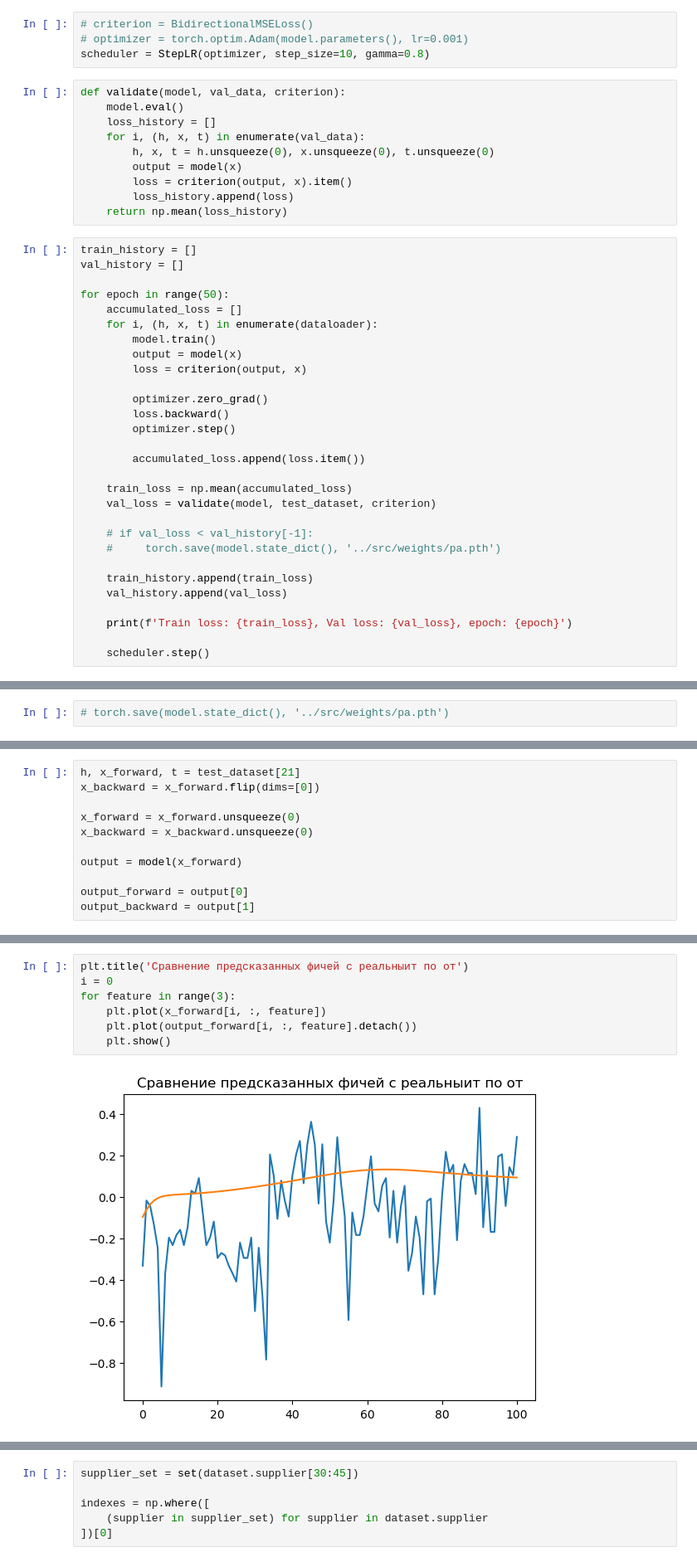
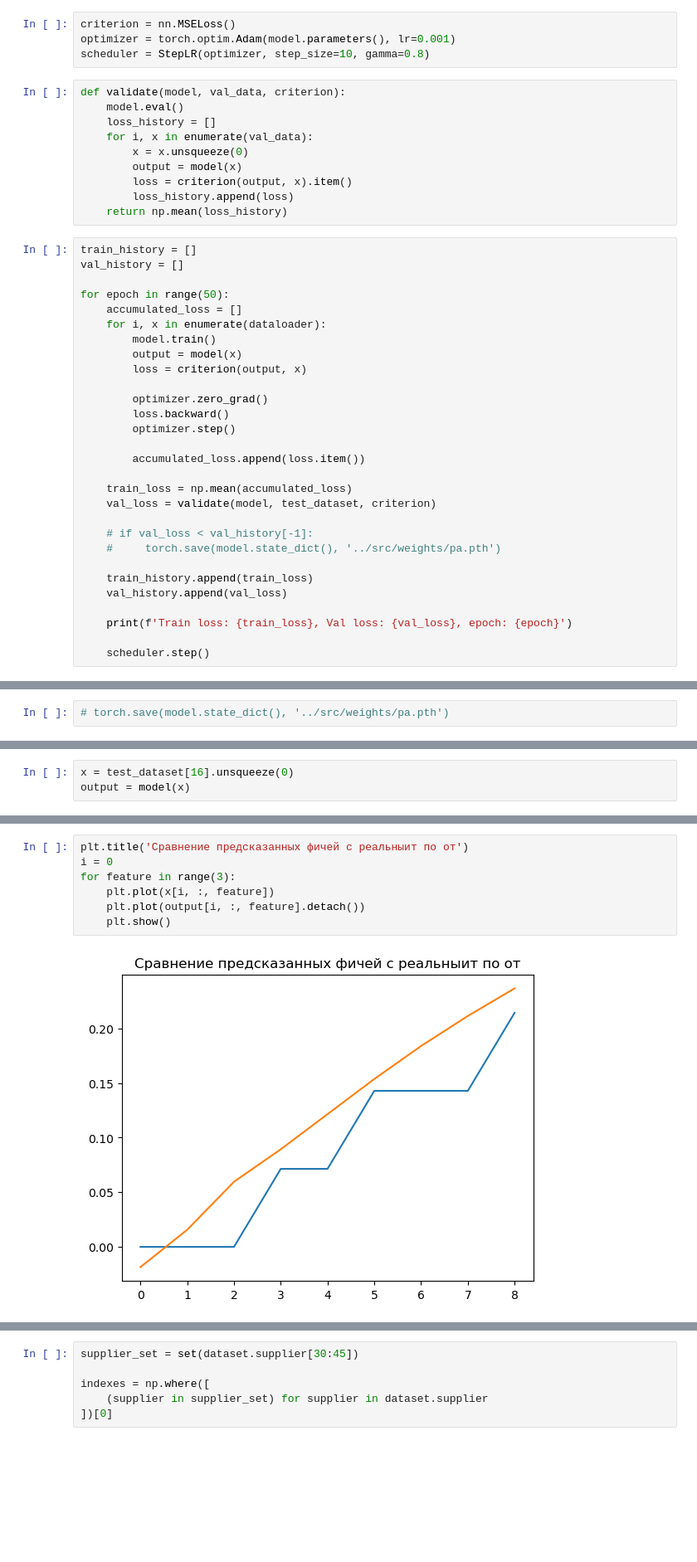
Before and after one commit to my-sas/Suppliers-time-series-analysis, a Jupyter notebook: notebooks/LSTM.ipynb, the cells around one changed output, grey strips where cells are left out. Shown at 83% size. Saved outputs shown, nothing was run; the diff lists cells and outputs as text; blank space fills up the shorter version.

```diff
--- a/notebooks/LSTM.ipynb
+++ b/notebooks/LSTM.ipynb
@@ -43,13 +38,13 @@ model = BidirectionalAutoencoder(3, 16, 3)
 # %%
-# criterion = BidirectionalMSELoss()
-# optimizer = torch.optim.Adam(model.parameters(), lr=0.001)
+criterion = nn.MSELoss()
+optimizer = torch.optim.Adam(model.parameters(), lr=0.001)
 scheduler = StepLR(optimizer, step_size=10, gamma=0.8)
 # %%
 def validate(model, val_data, criterion):
     model.eval()
     loss_history = []
-    for i, (h, x, t) in enumerate(val_data):
-        h, x, t = h.unsqueeze(0), x.unsqueeze(0), t.unsqueeze(0)
+    for i, x in enumerate(val_data):
+        x = x.unsqueeze(0)
         output = model(x)
         loss = criterion(output, x).item()
         loss_history.append(loss)
@@ -60,7 +55,7 @@ val_history = []
 
 for epoch in range(50):
     accumulated_loss = []
-    for i, (h, x, t) in enumerate(dataloader):
+    for i, x in enumerate(dataloader):
         model.train()
         output = model(x)
         loss = criterion(output, x)
@@ -115,14 +107,6 @@ plt.plot(val_history)
 # %%
-h, x_forward, t = test_dataset[21]
-x_backward = x_forward.flip(dims=[0])
-
-x_forward = x_forward.unsqueeze(0)
-x_backward = x_backward.unsqueeze(0)
-
-output = model(x_forward)
-
-output_forward = output[0]
-output_backward = output[1]
+x = test_dataset[16].unsqueeze(0)
+output = model(x)
 # %%
 plt.title('Сравнение предсказанного графика с реальным')
 i = 0
@@ -134,9 +119,9 @@ plt.plot(output_forward[i, :, -2].detach(), output_forward[i, :, -1].detach())
 # %%
 plt.title('Сравнение предсказанных фичей с реальныит по от')
 i = 0
 for feature in range(3):
-    plt.plot(x_forward[i, :, feature])
-    plt.plot(output_forward[i, :, feature].detach())
+    plt.plot(x[i, :, feature])
+    plt.plot(output[i, :, feature].detach())
     plt.show()
 # %% [output]
-[figure, old version]
+[figure, new version]
```
Also changed, not shown: parts of 14 cells of this notebook, 17 other files.
